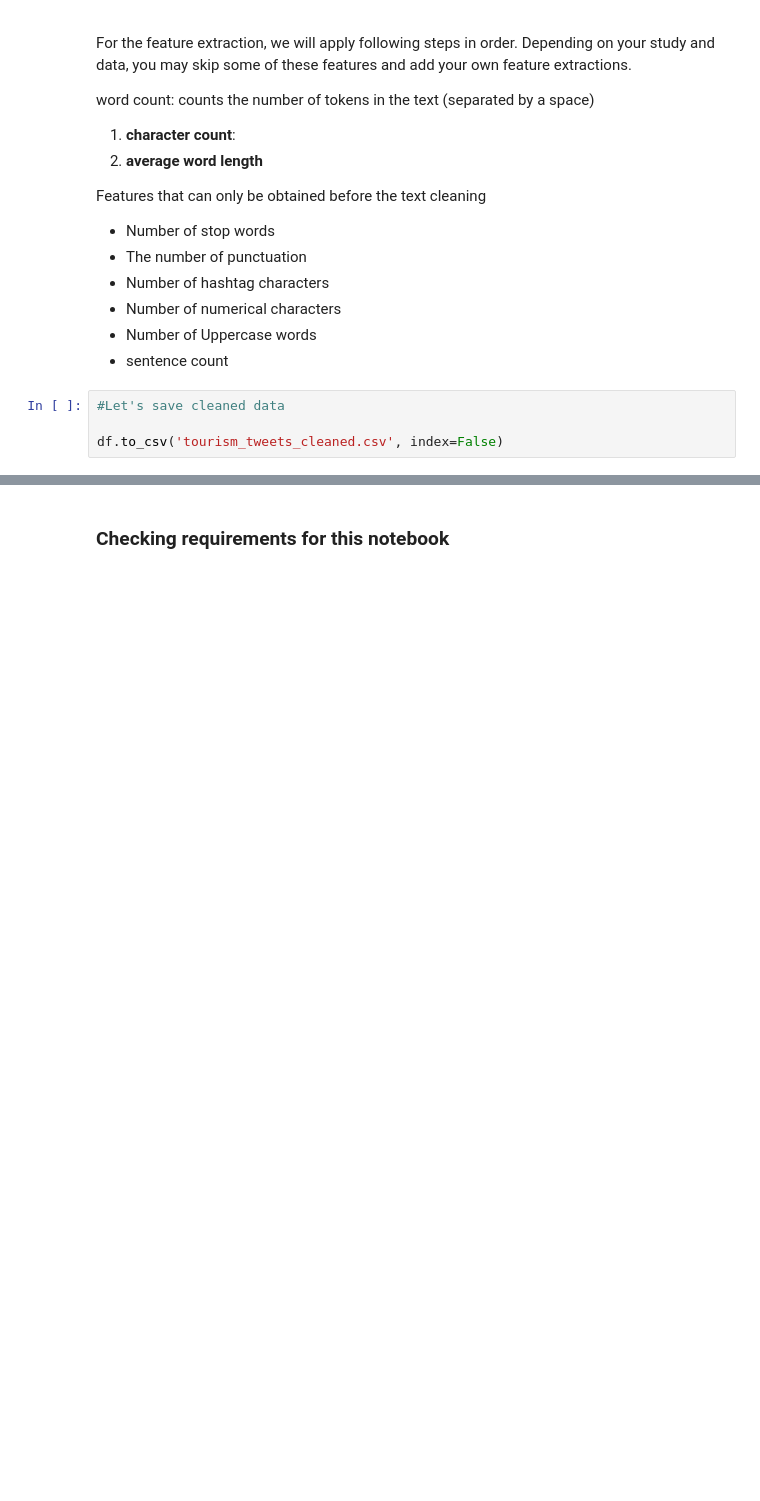
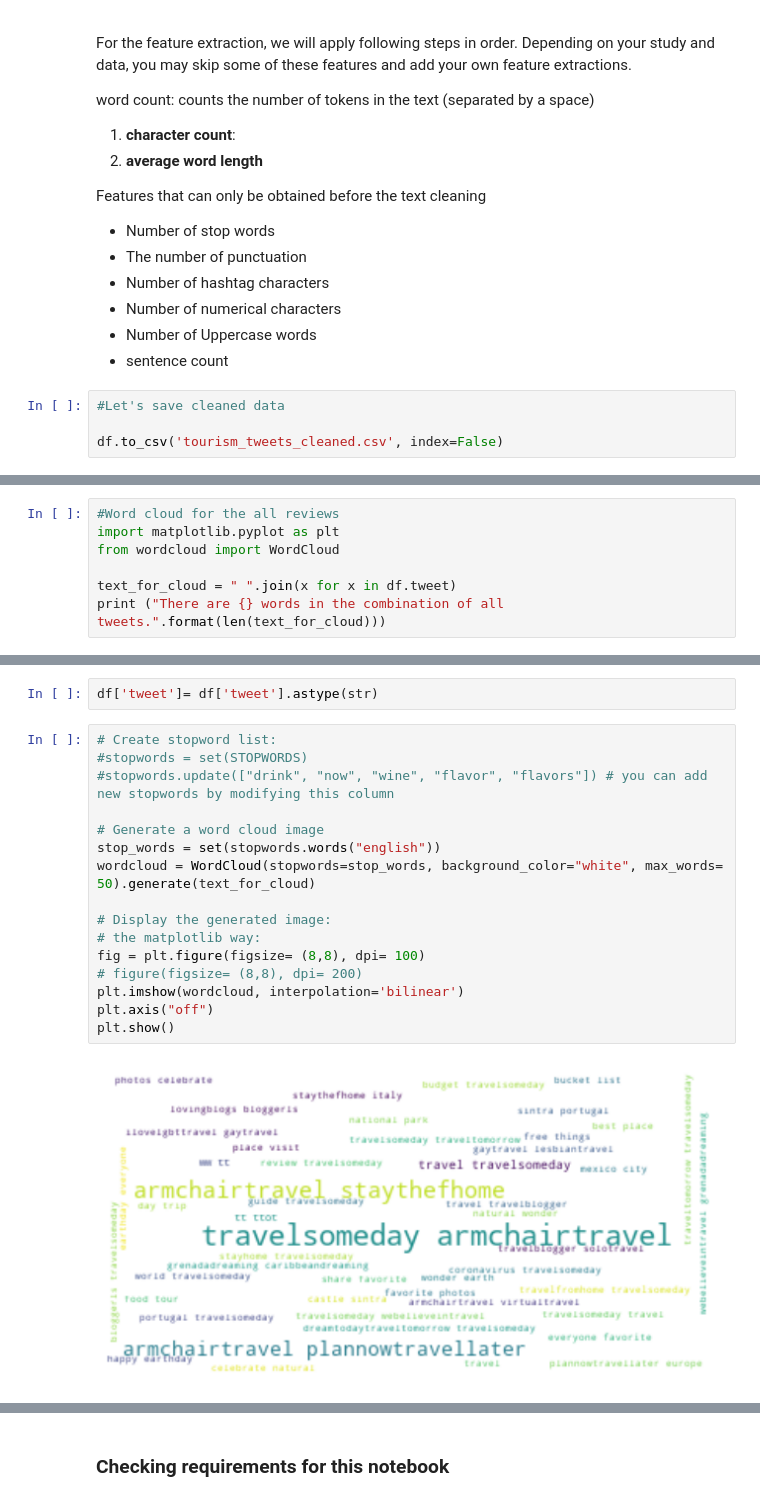
Before and after one commit to DataScience-in-Tourism/Chapter-15-Introduction-Natural-Language-Processing, a Jupyter notebook: Text_cleaning_Tourism_data.ipynb, the cells around one changed output, grey strips where cells are left out. Cells and saved outputs as stored; diff of their text form; blank space fills up the shorter version.

```diff
--- a/Text_cleaning_Tourism_data.ipynb
+++ b/Text_cleaning_Tourism_data.ipynb
@@ -843,0 +844,7 @@ df.to_csv('tourism_tweets_cleaned.csv', index=False)
+# %%
+#Word cloud for the all reviews
+import matplotlib.pyplot as plt
+from wordcloud import WordCloud
+
+text_for_cloud = " ".join(x for x in df.tweet)
+print ("There are {} words in the combination of all tweets.".format(len(text_for_cloud)))
@@ -843,0 +872,20 @@ df.to_csv('tourism_tweets_cleaned.csv', index=False)
+# %%
+df['tweet']= df['tweet'].astype(str)
+# %%
+# Create stopword list:
+#stopwords = set(STOPWORDS)
+#stopwords.update(["drink", "now", "wine", "flavor", "flavors"]) # you can add new stopwords by modifying this column
+
+# Generate a word cloud image
+stop_words = set(stopwords.words("english"))
+wordcloud = WordCloud(stopwords=stop_words, background_color="white", max_words= 50).generate(text_for_cloud)
+
+# Display the generated image:
+# the matplotlib way:
+fig = plt.figure(figsize= (8,8), dpi= 100)
+# figure(figsize= (8,8), dpi= 200)
+plt.imshow(wordcloud, interpolation='bilinear')
+plt.axis("off")
+plt.show()
+# %% [output]
+[figure, added]
```
Also changed, not shown: parts of 26 cells of this notebook.
